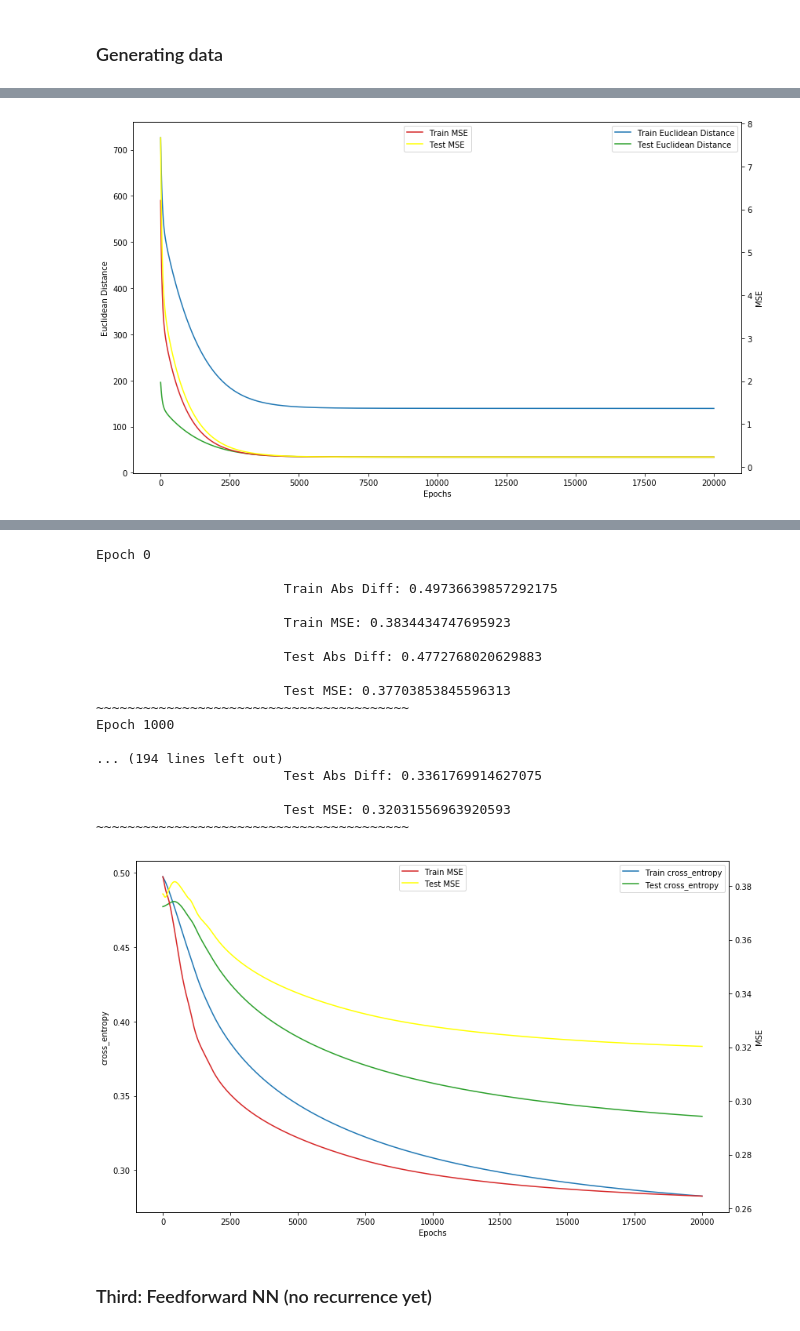
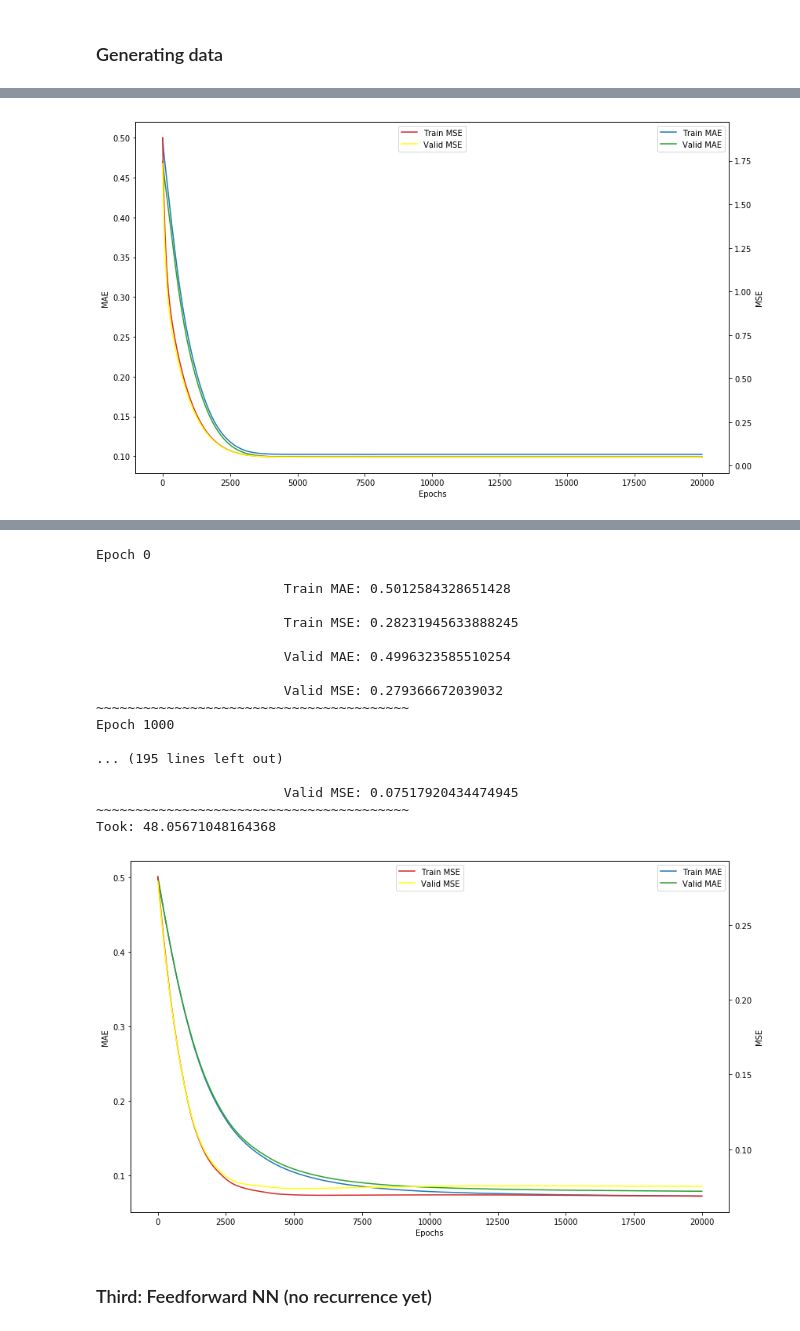
Before and after one commit to AmmarRashed/LSTM4fun, a Jupyter notebook: binary_addition.ipynb, the cells around one changed output, grey strips where cells are left out. Saved outputs shown, nothing was run; the diff lists cells and outputs as text; code cells hidden in the pictures.

```diff
--- a/binary_addition.ipynb
+++ b/binary_addition.ipynb
@@ -87,10 +56,12 @@ train_X.shape, train_Y.shape
 ## First: Linear Regression
 <img src="http://www.biostathandbook.com/pix/regressionlollipop.gif">
 # %%
+reset_graph()
+
 graph = tf.Graph()
 with graph.as_default():
-    train_x = tf.placeholder(tf.float32, [None, bin_size*2])
-    train_y = tf.placeholder(tf.float32, [None, bin_size])
+    X = tf.placeholder(tf.float32, [None, bin_size*2])
+    Y = tf.placeholder(tf.float32, [None, bin_size])
 
     theta = tf.Variable(
         tf.random_normal(shape=[bin_size*2, bin_size])
@@ -99,25 +70,30 @@ with graph.as_default():
         tf.zeros(shape=[bin_size])
     )
 
-    pred = tf.add(tf.matmul(train_x,theta),bias)
-    loss = tf.reduce_mean(tf.norm(train_y-pred))
-    mse = tf.reduce_mean(tf.losses.mean_squared_error(train_y, pred))
-    optimizer = tf.train.GradientDescentOptimizer(0.01).minimize(mse)
+    pred = tf.add(tf.matmul(X,theta),bias)
+    loss = tf.reduce_mean(tf.abs(Y-pred))
+    mse = tf.reduce_mean(tf.losses.mean_squared_error(Y, pred))
+    optimizer = tf.train.AdamOptimizer().minimize(mse)
+
+    init = tf.global_variables_initializer()
 # %%
-def run_session(graph, loss_func="euclidean distance"):
+def run_session(graph, loss_func="MAE"):
+    reset_graph()
+
+    start = time.time()
     with tf.Session(graph=graph) as sess:
-        sess.run(tf.global_variables_initializer())
+        init.run()
         training = dict()
         testing = dict()
         training_mse = dict()
         testing_mse = dict()
         for j in range(20001):
-            feed_dict = {train_x:train_X, train_y:train_Y}
+            feed_dict = {X:X_train, Y:y_train}
             _, training_loss, training_mse_value = sess.run([optimizer, loss, mse], feed_dict=feed_dict)
             if j%10 == 0:
                 training[j] = training_loss
                 training_mse[j] = training_mse_value
-                feed_dict = {train_x:test_X, train_y:test_Y}
+                feed_dict = {X:X_valid, Y:y_valid}
                 testing_loss = loss.eval(feed_dict=feed_dict)
                 testing_mse_value = mse.eval(feed_dict=feed_dict)
                 testing[j] = testing_loss
@@ -127,13 +103,14 @@ def run_session(graph, loss_func="euclidean distance"):
                         """Epoch {0}\n
                         Train {5}: {1}\n
                         Train MSE: {2}\n
-                        Test {5}: {3}\n
-                        Test MSE: {4}""".format(
+                        Valid {5}: {3}\n
+                        Valid MSE: {4}""".format(
                         j,training_loss, training_mse_value, testing_loss, testing_mse_value, loss_func))
                     print("~"*40)
+    print("Took:",time.time()-start)
     return training, testing, training_mse, testing_mse
 # %%
-def plot_results(training, testing, training_mse, testing_mse, loss_func="Euclidean Distance"):
+def plot_results(training, testing, training_mse, testing_mse, loss_func="MAE"):
     fig, ax1 = plt.subplots(figsize=(12,7))
     xticks = sorted(training.keys())
     data1 = [training[i] for i in xticks]
@@ -149,7 +126,7 @@ def plot_results(training, testing, training_mse, testing_mse, loss_func="Euclid
     ax1.plot(xticks, data2, color=color2)
     ax1.tick_params(axis='y')
 
-    ax1.legend(["Train %s"%loss_func, "Test %s"%loss_func])
+    ax1.legend(["Train %s"%loss_func, "Valid %s"%loss_func])
 
     ax2 = ax1.twinx()  # instantiate a second axes that shares the same x-axis
 
@@ -159,7 +136,7 @@ def plot_results(training, testing, training_mse, testing_mse, loss_func="Euclid
     ax2.plot(xticks, data3, color=color1)
     ax2.plot(xticks, data4, color=color2)
     ax2.tick_params(axis='y')
-    ax2.legend(["Train MSE", "Test MSE"], loc=9)
+    ax2.legend(["Train MSE", "Valid MSE"], loc=9)
 
     fig.tight_layout()  # otherwise the right y-label is slightly clipped
 # %%
@@ -185,7 +162,7 @@ Epoch 1000
 # %%
-plot_results(training, testing, training_mse, testing_mse)
+plot_results(training, testing, training_mse, testing_mse, "MAE")
 # %% [output]
-[figure, old version]
+[figure, new version]
 # %% [markdown]
 ## Second: Single-Layer Perceptron
 <a href="http://www.saedsayad.com/artificial_neural_network_bkp.htm">
@@ -214,27 +194,27 @@ with graph.as_default():
 # %%
-training, testing, training_mse, testing_mse = run_session(graph, "Abs Diff")
+training, testing, training_mse, testing_mse = run_session(graph, "MAE")
 # %% [output]
 Epoch 0
 
-                        Train Abs Diff: 0.49736639857292175
+                        Train MAE: 0.5012584328651428
 
-                        Train MSE: 0.3834434747695923
+                        Train MSE: 0.28231945633888245
 
-                        Test Abs Diff: 0.4772768020629883
+                        Valid MAE: 0.4996323585510254
 
-                        Test MSE: 0.37703853845596313
+                        Valid MSE: 0.279366672039032
 ~~~~~~~~~~~~~~~~~~~~~~~~~~~~~~~~~~~~~~~~
 Epoch 1000
 
-... (194 lines left out)
-                        Test Abs Diff: 0.3361769914627075
+... (195 lines left out)
 
-                        Test MSE: 0.32031556963920593
+                        Valid MSE: 0.07517920434474945
 ~~~~~~~~~~~~~~~~~~~~~~~~~~~~~~~~~~~~~~~~
+Took: 48.05671048164368
 # %%
-plot_results(training, testing, training_mse, testing_mse, "cross_entropy")
+plot_results(training, testing, training_mse, testing_mse, "MAE")
 # %% [output]
-[figure, old version]
+[figure, new version]
 # %% [markdown]
 ### Third: Feedforward NN (no recurrence yet)
 # %%
```
Also changed, not shown: parts of 47 cells of this notebook.
